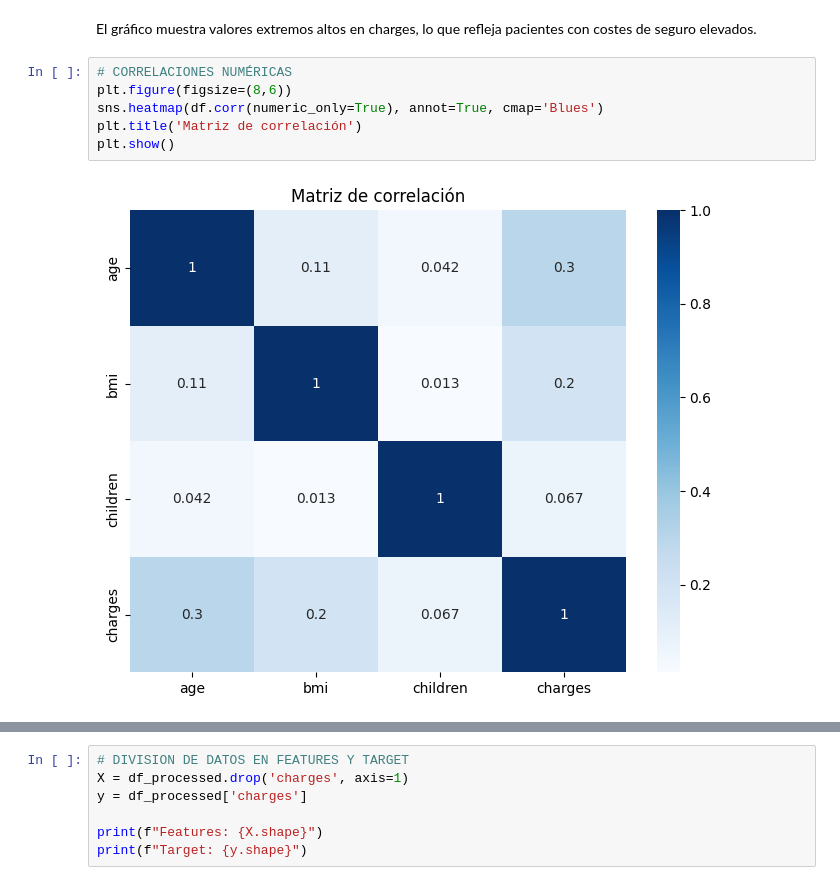
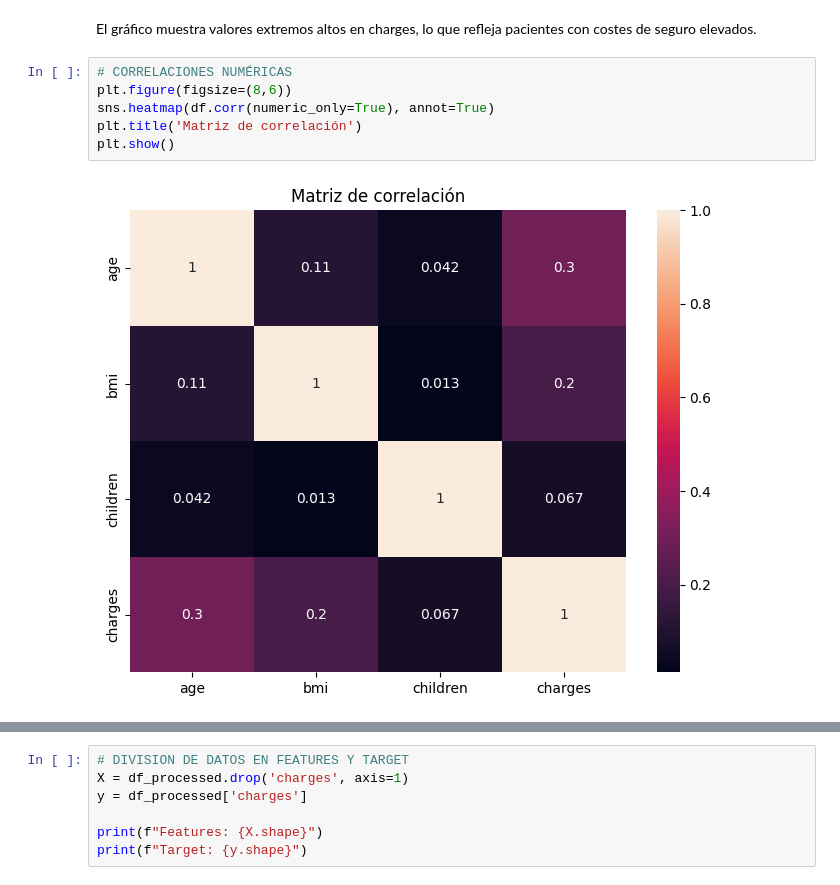
Before and after one commit to 4GeeksAcademy/AdriARE_proyecto_regresion_lineal, a Jupyter notebook: src/explore.ipynb, the cells around one changed output, grey strips where cells are left out. Cells and saved outputs as stored; diff of their text form.

```diff
--- a/src/explore.ipynb
+++ b/src/explore.ipynb
@@ -116,9 +121,9 @@ El gráfico muestra valores extremos altos en charges, lo que refleja pacientes
 # %%
 # CORRELACIONES NUMÉRICAS
 plt.figure(figsize=(8,6))
-sns.heatmap(df.corr(numeric_only=True), annot=True, cmap='Blues')
+sns.heatmap(df.corr(numeric_only=True), annot=True)
 plt.title('Matriz de correlación')
 plt.show()
 # %% [output]
-[figure, old version]
+[figure, new version]
 # %%
```
Also changed, not shown: parts of 16 cells of this notebook, 3 other files.
